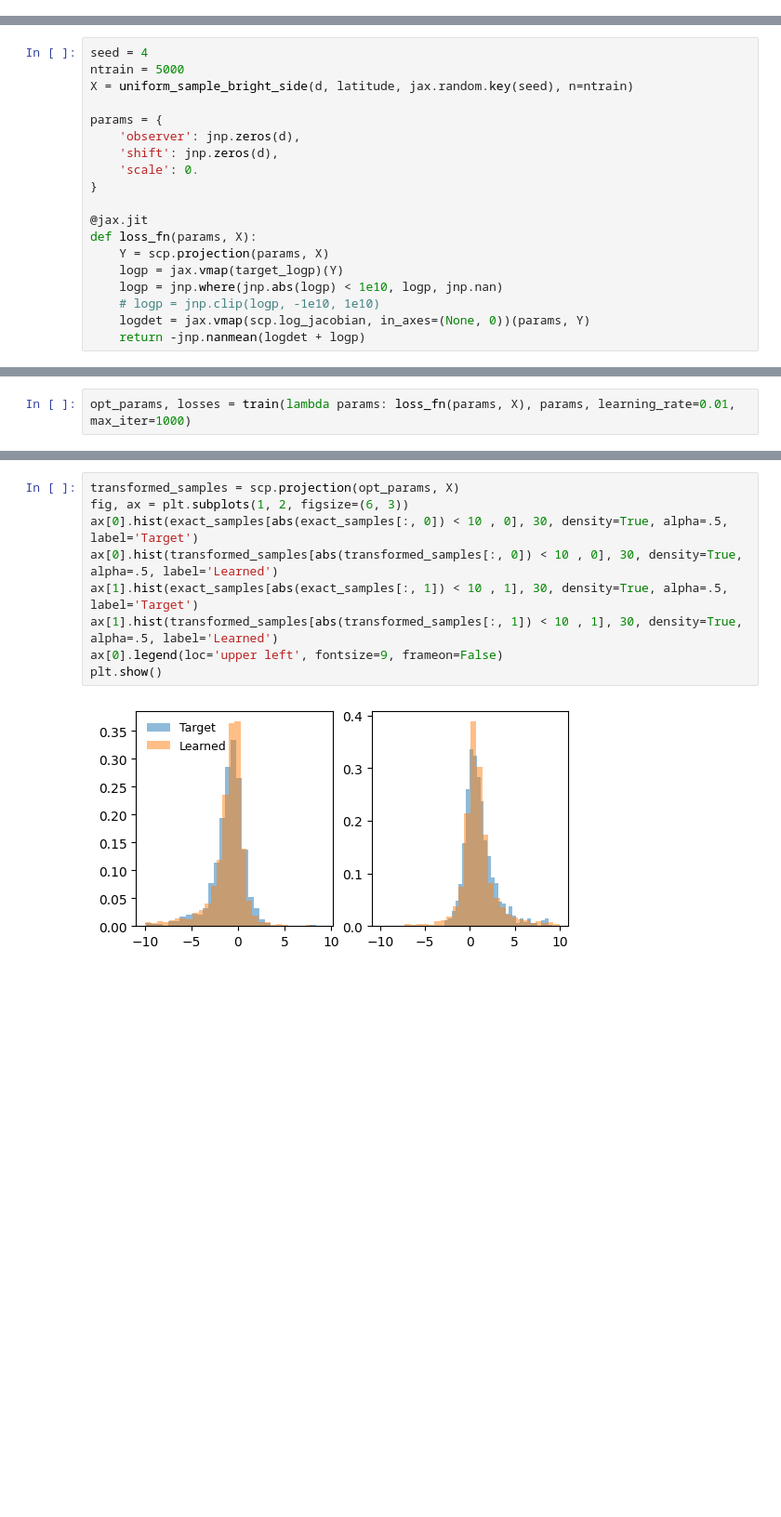
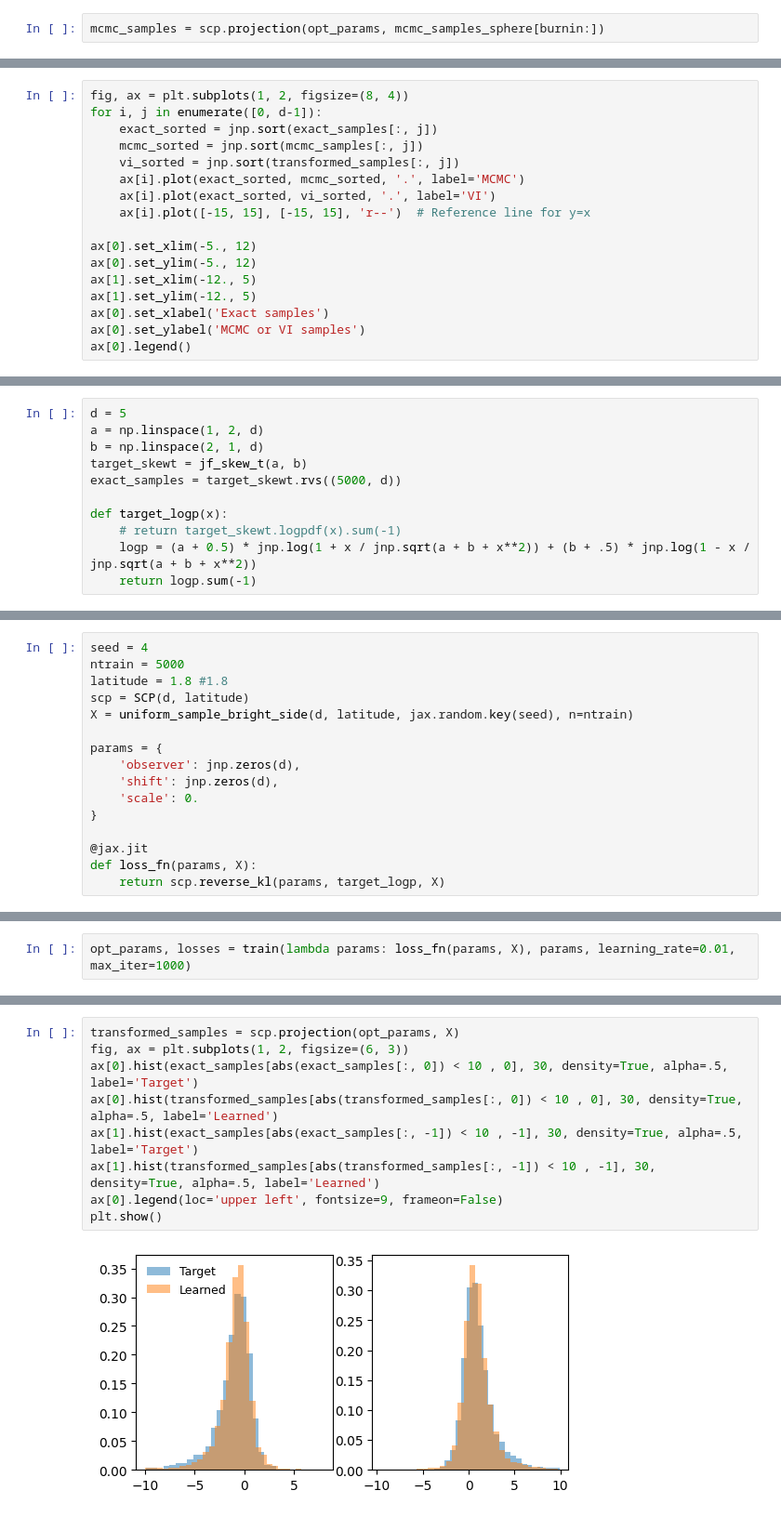
Before and after one commit to liusf15/sub-cauchy-sampler, a Jupyter notebook: experiments/test_scp.ipynb, the cells around one changed output, grey strips where cells are left out. Shown: that part at 93% size. Drawn from its saved outputs; the diff is of its cells as text; blank space fills up the shorter version.

```diff
--- a/experiments/test_scp.ipynb
+++ b/experiments/test_scp.ipynb
@@ -157,0 +214,2 @@ plt.show()
+# %%
+mcmc_samples = scp.projection(opt_params, mcmc_samples_sphere[burnin:])
@@ -157,0 +244,17 @@ plt.show()
+# %%
+fig, ax = plt.subplots(1, 2, figsize=(8, 4))
+for i, j in enumerate([0, d-1]):
+    exact_sorted = jnp.sort(exact_samples[:, j])
+    mcmc_sorted = jnp.sort(mcmc_samples[:, j])
+    vi_sorted = jnp.sort(transformed_samples[:, j])
+    ax[i].plot(exact_sorted, mcmc_sorted, '.', label='MCMC')
+    ax[i].plot(exact_sorted, vi_sorted, '.', label='VI')
+    ax[i].plot([-15, 15], [-15, 15], 'r--')  # Reference line for y=x
+
+ax[0].set_xlim(-5., 12)
+ax[0].set_ylim(-5., 12)
+ax[1].set_xlim(-12., 5)
+ax[1].set_ylim(-12., 5)
+ax[0].set_xlabel('Exact samples')
+ax[0].set_ylabel('MCMC or VI samples')
+ax[0].legend()
@@ -170,3 +269,14 @@ exact_samples = target_skewt.rvs((1000, d))
+# %%
+d = 5
+a = np.linspace(1, 2, d)
+b = np.linspace(2, 1, d)
+target_skewt = jf_skew_t(a, b)
+exact_samples = target_skewt.rvs((5000, d))
+
+def target_logp(x):
+    # return target_skewt.logpdf(x).sum(-1)
+    logp = (a + 0.5) * jnp.log(1 + x / jnp.sqrt(a + b + x**2)) + (b + .5) * jnp.log(1 - x / jnp.sqrt(a + b + x**2))
+    return logp.sum(-1)
 # %%
 fig, ax = plt.subplots(1, 2, figsize=(6, 3))
 ax[0].hist(exact_samples[abs(exact_samples[:, 0]) < 10 , 0], 30, density=True, alpha=.5)
@@ -185,6 +287,8 @@ def target_logp(x):
 # %%
 seed = 4
 ntrain = 5000
+latitude = 1.8 #1.8
+scp = SCP(d, latitude)
 X = uniform_sample_bright_side(d, latitude, jax.random.key(seed), n=ntrain)
 
 params = {
@@ -195,9 +299,4 @@ params = {
 
 @jax.jit
 def loss_fn(params, X):
-    Y = scp.projection(params, X)
-    logp = jax.vmap(target_logp)(Y)
-    logp = jnp.where(jnp.abs(logp) < 1e10, logp, jnp.nan)
-    # logp = jnp.clip(logp, -1e10, 1e10)
-    logdet = jax.vmap(scp.log_jacobian, in_axes=(None, 0))(params, Y)
-    return -jnp.nanmean(logdet + logp)
+    return scp.reverse_kl(params, target_logp, X)
@@ -234,11 +325,11 @@ scp.transform_params(opt_params)
 # %%
 transformed_samples = scp.projection(opt_params, X)
 fig, ax = plt.subplots(1, 2, figsize=(6, 3))
 ax[0].hist(exact_samples[abs(exact_samples[:, 0]) < 10 , 0], 30, density=True, alpha=.5, label='Target')
 ax[0].hist(transformed_samples[abs(transformed_samples[:, 0]) < 10 , 0], 30, density=True, alpha=.5, label='Learned')
-ax[1].hist(exact_samples[abs(exact_samples[:, 1]) < 10 , 1], 30, density=True, alpha=.5, label='Target')
-ax[1].hist(transformed_samples[abs(transformed_samples[:, 1]) < 10 , 1], 30, density=True, alpha=.5, label='Learned')
+ax[1].hist(exact_samples[abs(exact_samples[:, -1]) < 10 , -1], 30, density=True, alpha=.5, label='Target')
+ax[1].hist(transformed_samples[abs(transformed_samples[:, -1]) < 10 , -1], 30, density=True, alpha=.5, label='Learned')
 ax[0].legend(loc='upper left', fontsize=9, frameon=False)
 plt.show()
 # %% [output]
-[figure, old version]
+[figure, new version]
```
Also changed, not shown: parts of 35 cells of this notebook, 2 other files.
